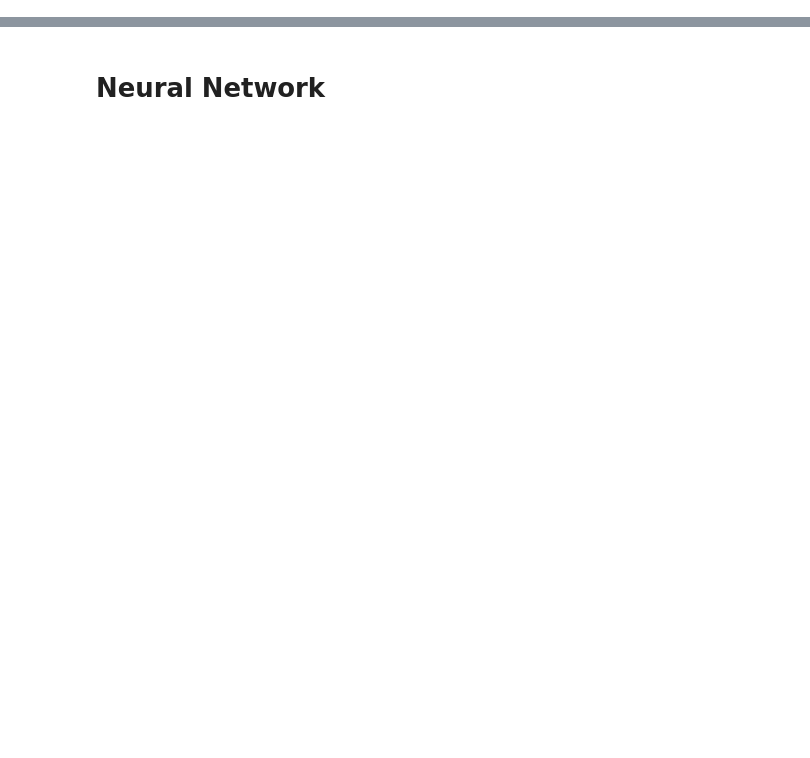
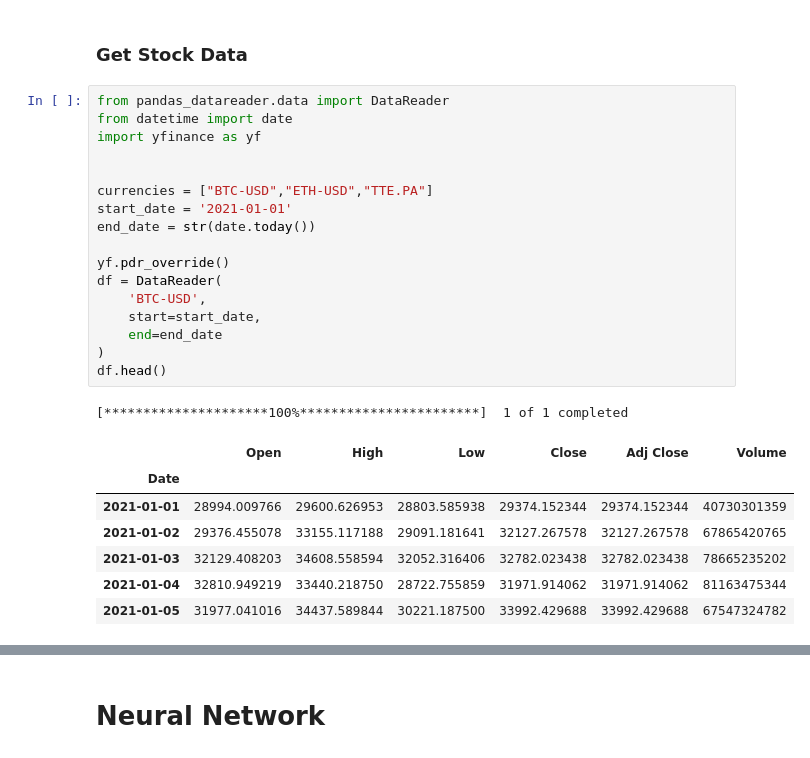
Before and after one commit to QuentinPerret/IAStockForeCaster, a Jupyter notebook: TimeSeriesForecasting.ipynb, the cells around one changed output, grey strips where cells are left out. Cells and saved outputs as stored; diff of their text form; blank space fills up the shorter version.

```diff
--- a/TimeSeriesForecasting.ipynb
+++ b/TimeSeriesForecasting.ipynb
@@ -0,0 +1,28 @@
+# %% [markdown]
+<h3>Get Stock Data</h3>
+# %%
+from pandas_datareader.data import DataReader
+from datetime import date
+import yfinance as yf
+
+
+currencies = ["BTC-USD","ETH-USD","TTE.PA"]
+start_date = '2021-01-01'
+end_date = str(date.today())
+
+yf.pdr_override()
+df = DataReader(
+    'BTC-USD',
+    start=start_date,
+    end=end_date
+)
+df.head()
+# %% [output]
+[*********************100%***********************]  1 of 1 completed
+|  | Open | High | Low | Close | Adj Close | Volume |
+| Date |  |  |  |  |  |  |
+| 2021-01-01 | 28994.009766 | 29600.626953 | 28803.585938 | 29374.152344 | 29374.152344 | 40730301359 |
+| 2021-01-02 | 29376.455078 | 33155.117188 | 29091.181641 | 32127.267578 | 32127.267578 | 67865420765 |
+| 2021-01-03 | 32129.408203 | 34608.558594 | 32052.316406 | 32782.023438 | 32782.023438 | 78665235202 |
+| 2021-01-04 | 32810.949219 | 33440.218750 | 28722.755859 | 31971.914062 | 31971.914062 | 81163475344 |
+| 2021-01-05 | 31977.041016 | 34437.589844 | 30221.187500 | 33992.429688 | 33992.429688 | 67547324782 |
```
Also changed, not shown: parts of 15 cells of this notebook, 2 other files.
